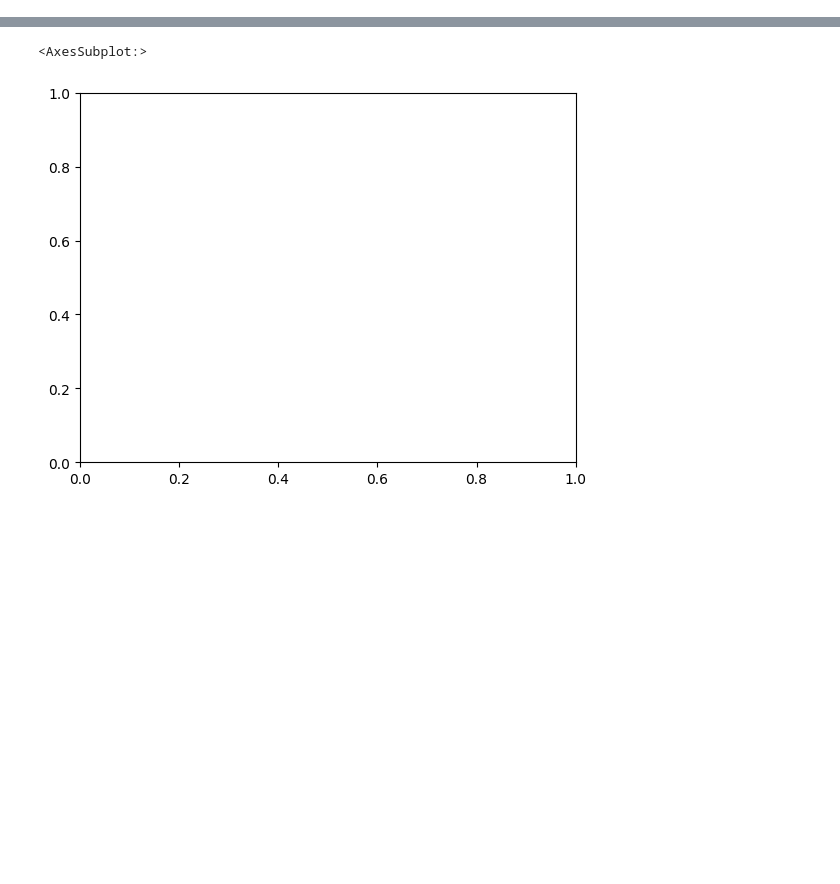
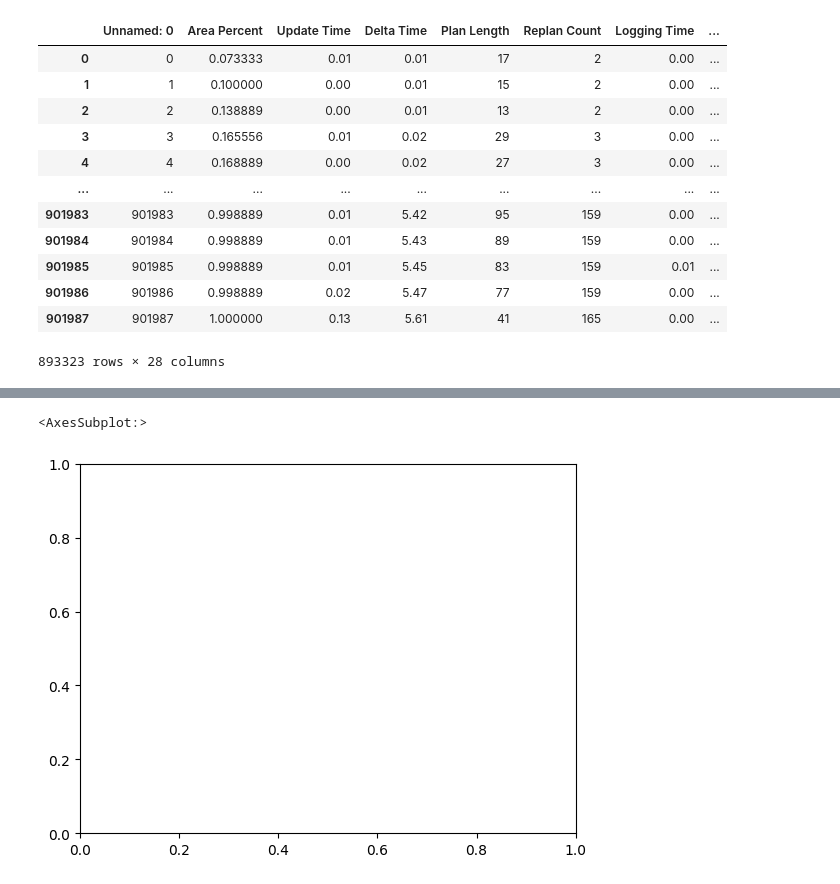
Before and after one commit to DIRECTLab/Multi_Agents_Area_Exploration, a Jupyter notebook: data_analysis/read_data.ipynb, the cells around one changed output, grey strips where cells are left out. Cells and saved outputs as stored; diff of their text form; code cells hidden in the pictures; blank space fills up the shorter version.

```diff
--- a/data_analysis/read_data.ipynb
+++ b/data_analysis/read_data.ipynb
@@ -49,3 +79,19 @@ Categories (14, object): ['D.E.G.F.', 'D.E.G.U.', 'D.F.C.', 'E.G.F.', ..., 'V.F.
+# %%
+df_all[df_all['M']=='U.R.']
+# %% [output]
+|  | Unnamed: 0 | Area Percent | Update Time | Delta Time | Plan Length | Replan Count | Logging Time | ... |
+| 0 | 0 | 0.073333 | 0.01 | 0.01 | 17 | 2 | 0.00 | ... |
+| 1 | 1 | 0.100000 | 0.00 | 0.01 | 15 | 2 | 0.00 | ... |
+| 2 | 2 | 0.138889 | 0.00 | 0.01 | 13 | 2 | 0.00 | ... |
+| 3 | 3 | 0.165556 | 0.01 | 0.02 | 29 | 3 | 0.00 | ... |
+| 4 | 4 | 0.168889 | 0.00 | 0.02 | 27 | 3 | 0.00 | ... |
+| ... | ... | ... | ... | ... | ... | ... | ... | ... |
+| 901983 | 901983 | 0.998889 | 0.01 | 5.42 | 95 | 159 | 0.00 | ... |
+| 901984 | 901984 | 0.998889 | 0.01 | 5.43 | 89 | 159 | 0.00 | ... |
+| 901985 | 901985 | 0.998889 | 0.01 | 5.45 | 83 | 159 | 0.01 | ... |
+| 901986 | 901986 | 0.998889 | 0.02 | 5.47 | 77 | 159 | 0.00 | ... |
+| 901987 | 901987 | 1.000000 | 0.13 | 5.61 | 41 | 165 | 0.00 | ... |
+893323 rows × 28 columns
 # %%
 for col in df_all.columns:
     if df_all[col].nunique() < 20:
```
Also changed, not shown: parts of 13 cells of this notebook, 5 other files.
